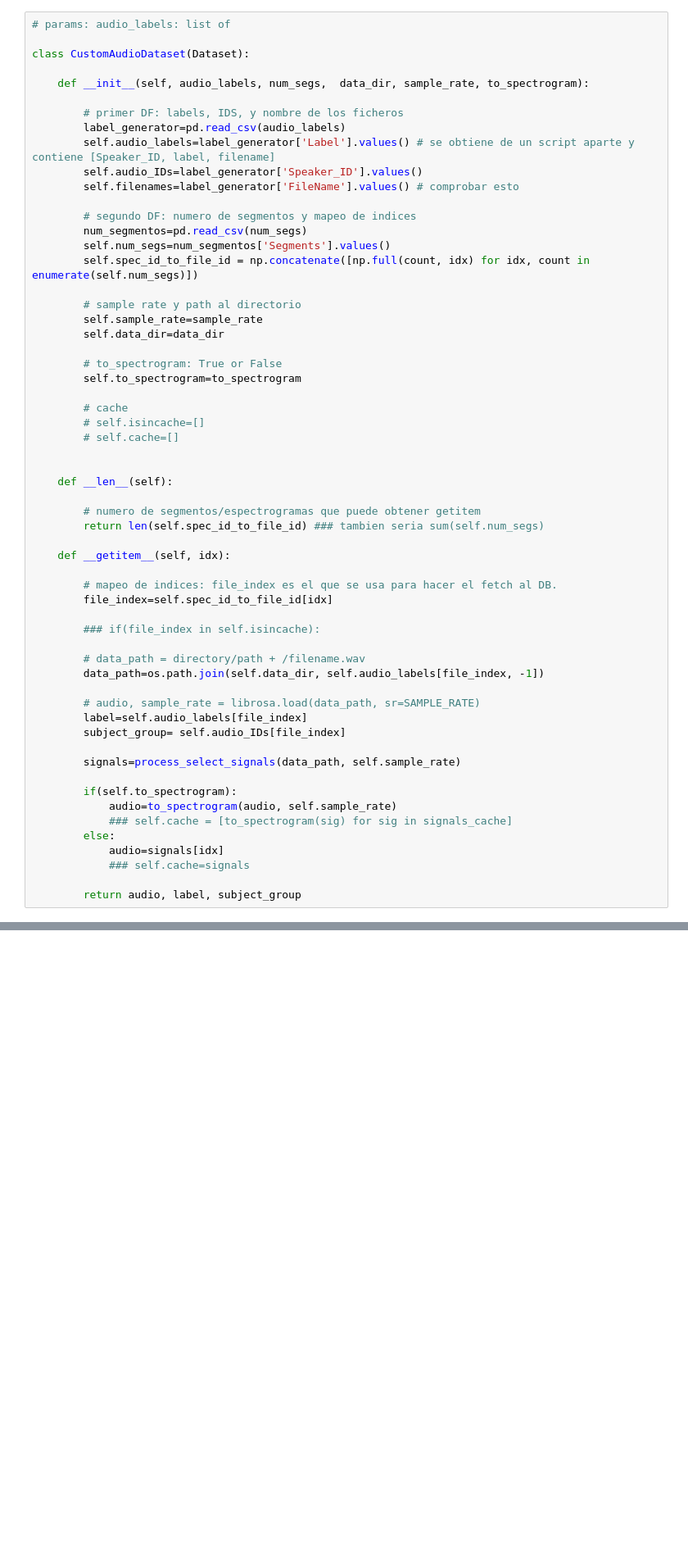
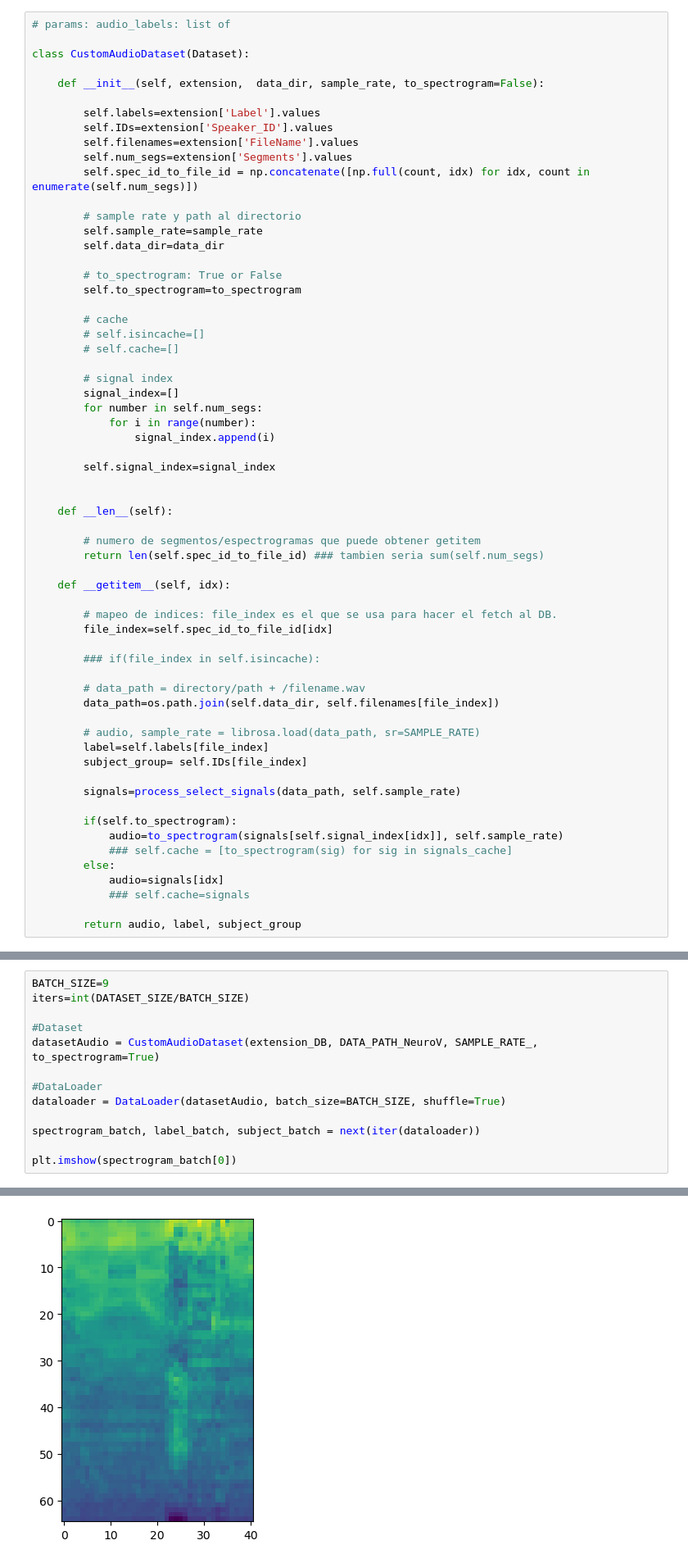
Before and after one commit to IvanAlbaEl/DA_PD, a Jupyter notebook: Dataset_Dataloader.ipynb, the cells around one changed output, grey strips where cells are left out. Shown at 82% size. Drawn from its saved outputs; the diff is of its cells as text; blank space fills up the shorter version.

Commit message:
extension_csv_sin_integrar

```diff
--- a/Dataset_Dataloader.ipynb
+++ b/Dataset_Dataloader.ipynb
@@ -88,17 +213,12 @@ def to_spectrogram(signal, sample_rate):
 
 class CustomAudioDataset(Dataset):
 
-    def __init__(self, audio_labels, num_segs,  data_dir, sample_rate, to_spectrogram):
+    def __init__(self, extension,  data_dir, sample_rate, to_spectrogram=False):
 
-        # primer DF: labels, IDS, y nombre de los ficheros
-        label_generator=pd.read_csv(audio_labels)
-        self.audio_labels=label_generator['Label'].values() # se obtiene de un script aparte y contiene [Speaker_ID, label, filename]
-        self.audio_IDs=label_generator['Speaker_ID'].values()
-        self.filenames=label_generator['FileName'].values() # comprobar esto
-
-        # segundo DF: numero de segmentos y mapeo de indices
-        num_segmentos=pd.read_csv(num_segs)
-        self.num_segs=num_segmentos['Segments'].values()
+        self.labels=extension['Label'].values
+        self.IDs=extension['Speaker_ID'].values
+        self.filenames=extension['FileName'].values
+        self.num_segs=extension['Segments'].values
         self.spec_id_to_file_id = np.concatenate([np.full(count, idx) for idx, count in enumerate(self.num_segs)])
 
         # sample rate y path al directorio
@@ -111,6 +231,14 @@ class CustomAudioDataset(Dataset):
         # cache
         # self.isincache=[]
         # self.cache=[]
+
+        # signal index
+        signal_index=[]
+        for number in self.num_segs:
+            for i in range(number):
+                signal_index.append(i)
+
+        self.signal_index=signal_index
 
 
     def __len__(self):
@@ -126,16 +254,16 @@ class CustomAudioDataset(Dataset):
         ### if(file_index in self.isincache):
 
         # data_path = directory/path + /filename.wav
-        data_path=os.path.join(self.data_dir, self.audio_labels[file_index, -1])
+        data_path=os.path.join(self.data_dir, self.filenames[file_index])
 
         # audio, sample_rate = librosa.load(data_path, sr=SAMPLE_RATE)
-        label=self.audio_labels[file_index]
-        subject_group= self.audio_IDs[file_index]
+        label=self.labels[file_index]
+        subject_group= self.IDs[file_index]
 
         signals=process_select_signals(data_path, self.sample_rate)
 
         if(self.to_spectrogram):
-            audio=to_spectrogram(audio, self.sample_rate)
+            audio=to_spectrogram(signals[self.signal_index[idx]], self.sample_rate)
             ### self.cache = [to_spectrogram(sig) for sig in signals_cache]
         else:
             audio=signals[idx]
@@ -165,0 +273,14 @@ for epoch in range(200):
+# %%
+BATCH_SIZE=9
+iters=int(DATASET_SIZE/BATCH_SIZE)
+
+#Dataset
+datasetAudio = CustomAudioDataset(extension_DB, DATA_PATH_NeuroV, SAMPLE_RATE_, to_spectrogram=True)
+
+#DataLoader
+dataloader = DataLoader(datasetAudio, batch_size=BATCH_SIZE, shuffle=True)
+
+spectrogram_batch, label_batch, subject_batch = next(iter(dataloader))
+
+plt.imshow(spectrogram_batch[0])
+# %% [output]
@@ -165,0 +324 @@ for epoch in range(200):
+[figure, added]
```
Also changed, not shown: parts of 14 cells of this notebook, 8 other files.
